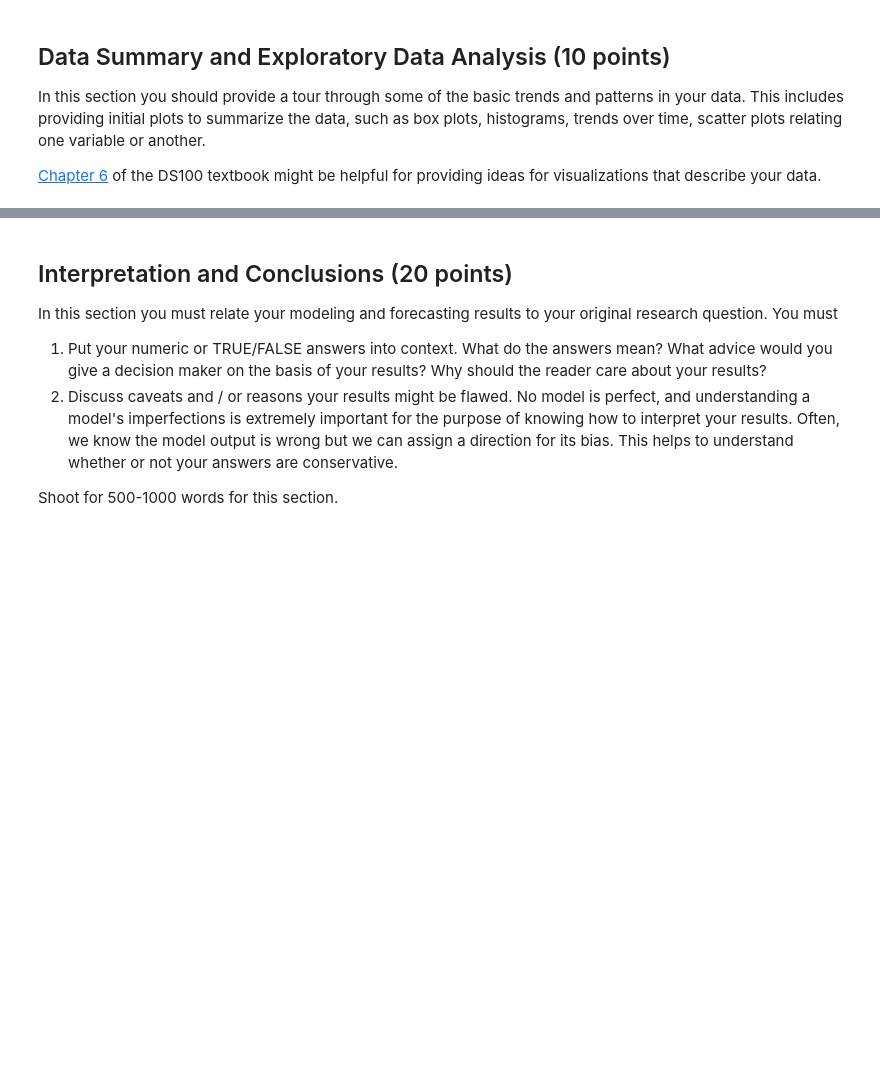
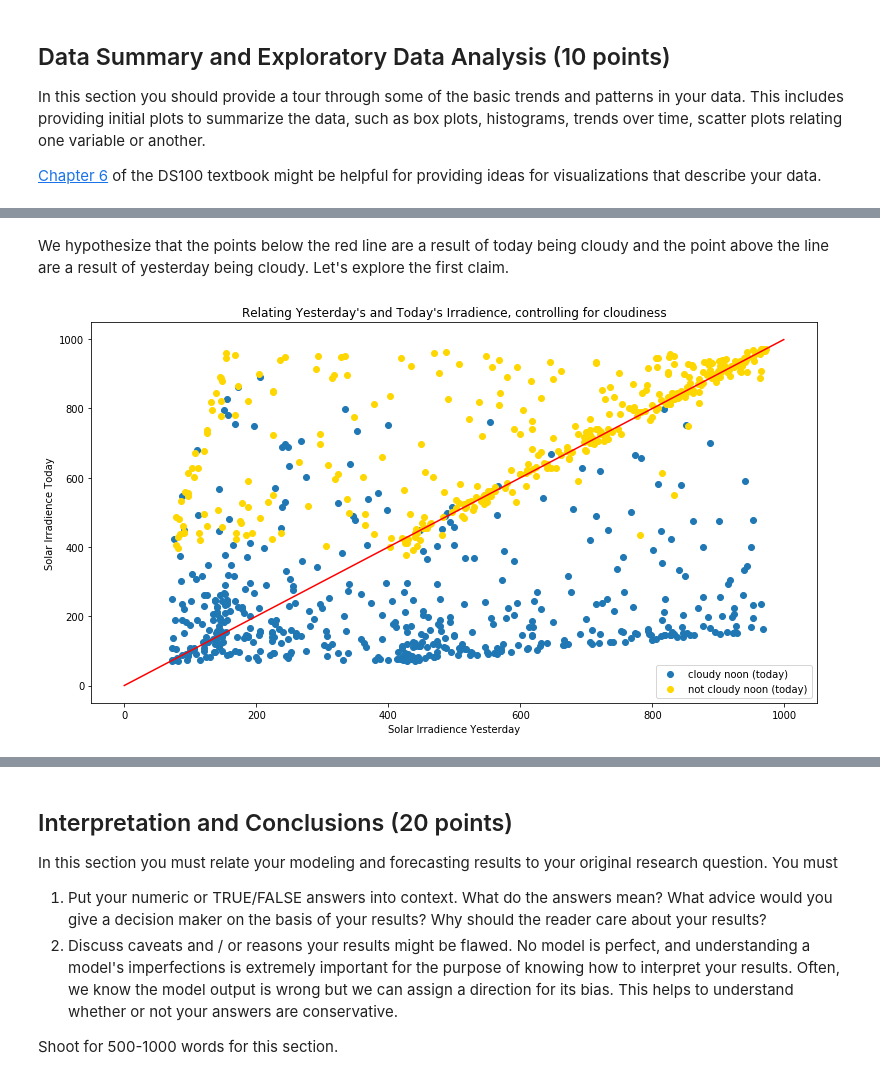
Before and after one commit to jackcsullivan/ER190C_final_proj, a Jupyter notebook: FinalProject.ipynb, the cells around one changed output, grey strips where cells are left out. Drawn from its saved outputs; the diff is of its cells as text; code cells hidden in the pictures; blank space fills up the shorter version.

```diff
--- a/FinalProject.ipynb
+++ b/FinalProject.ipynb
@@ -281,0 +351,16 @@ This section is where the rubber meets the road.  In it you must:
+# %% [markdown]
+We hypothesize that the points below the red line are a result of today being cloudy and the point above the line are a result of yesterday being cloudy. Let's explore the first claim.
+# %%
+plt.figure(figsize=(13, 7))
+all_noons = newark[12::24] # Control for the hour of the day
+not_cloudy = all_noons[all_noons['cloudCover'] < 0.15]
+cloudy = all_noons[all_noons['cloudCover'] > 0.85]
+plt.scatter(cloudy['yesterday'], cloudy['Glo Mod (Wh/m^2)'], label='cloudy noon (today)')
+plt.scatter(not_cloudy['yesterday'], not_cloudy['Glo Mod (Wh/m^2)'], label='not cloudy noon (today)', c='gold')
+plt.xlabel('Solar Irradience Yesterday')
+plt.ylabel('Solar Irradience Today')
+plt.title("Relating Yesterday's and Today's Irradience, controlling for cloudiness")
+plt.plot(range(0, 1000), range(0, 1000), c='red')
+plt.legend();
+# %% [output]
+[figure, added]
```
Also changed, not shown: parts of 38 cells of this notebook.
